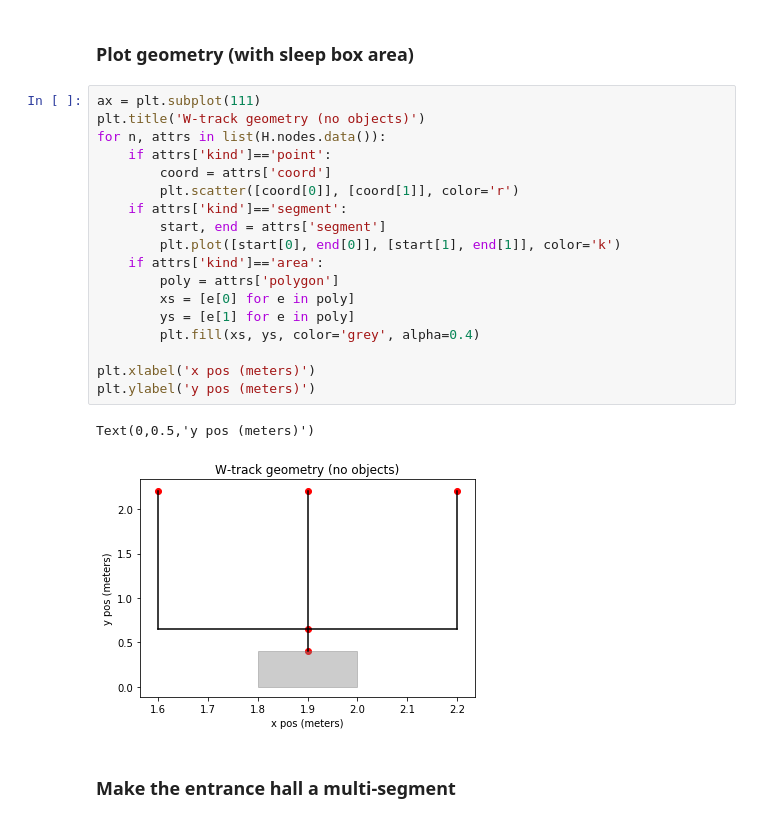
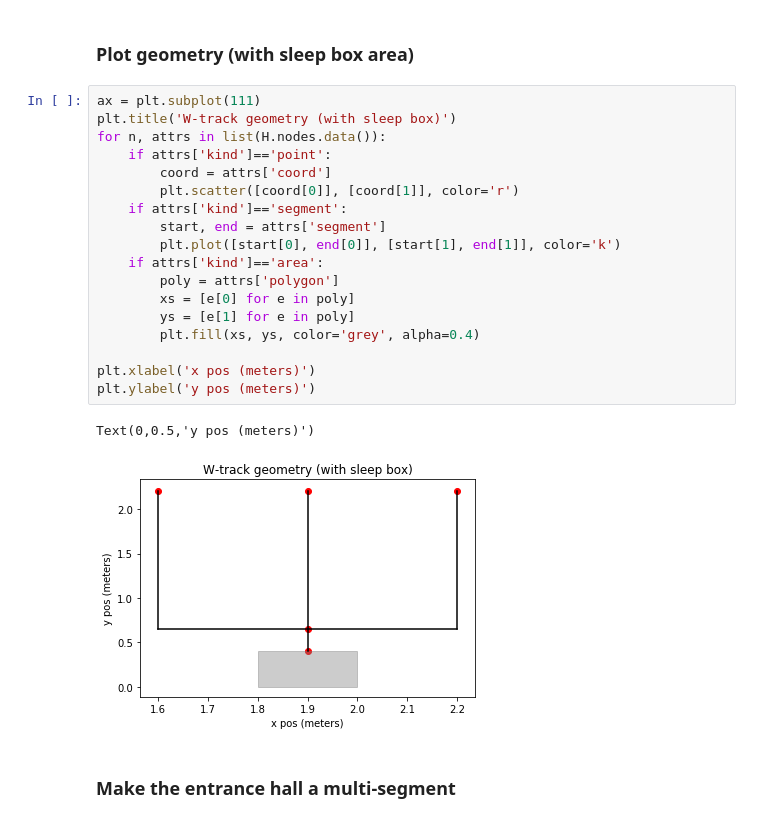
Before and after one commit to LorenFrankLab/franklab-nwb, a Jupyter notebook: behavioral_graph.ipynb, the cells around one changed output. Drawn from its saved outputs; the diff is of its cells as text.

```diff
--- a/behavioral_graph.ipynb
+++ b/behavioral_graph.ipynb
@@ -254,25 +265,25 @@ nx.draw_networkx(H, labels=dict(H.nodes.data('name')), fontsize=6)
 ### Plot geometry (with sleep box area)
 # %%
 ax = plt.subplot(111)
-plt.title('W-track geometry (no objects)')
+plt.title('W-track geometry (with sleep box)')
 for n, attrs in list(H.nodes.data()):
     if attrs['kind']=='point':
         coord = attrs['coord']
         plt.scatter([coord[0]], [coord[1]], color='r')
     if attrs['kind']=='segment':
         start, end = attrs['segment']
         plt.plot([start[0], end[0]], [start[1], end[1]], color='k')
     if attrs['kind']=='area':
         poly = attrs['polygon']
         xs = [e[0] for e in poly]
         ys = [e[1] for e in poly]
         plt.fill(xs, ys, color='grey', alpha=0.4)
 
 plt.xlabel('x pos (meters)')
 plt.ylabel('y pos (meters)')
 # %% [output]
 Text(0,0.5,'y pos (meters)')
-[figure, old version]
+[figure, new version]
 # %% [markdown]
 ### Make the entrance hall a multi-segment
 # %%
```
Also changed, not shown: parts of 12 cells of this notebook.
